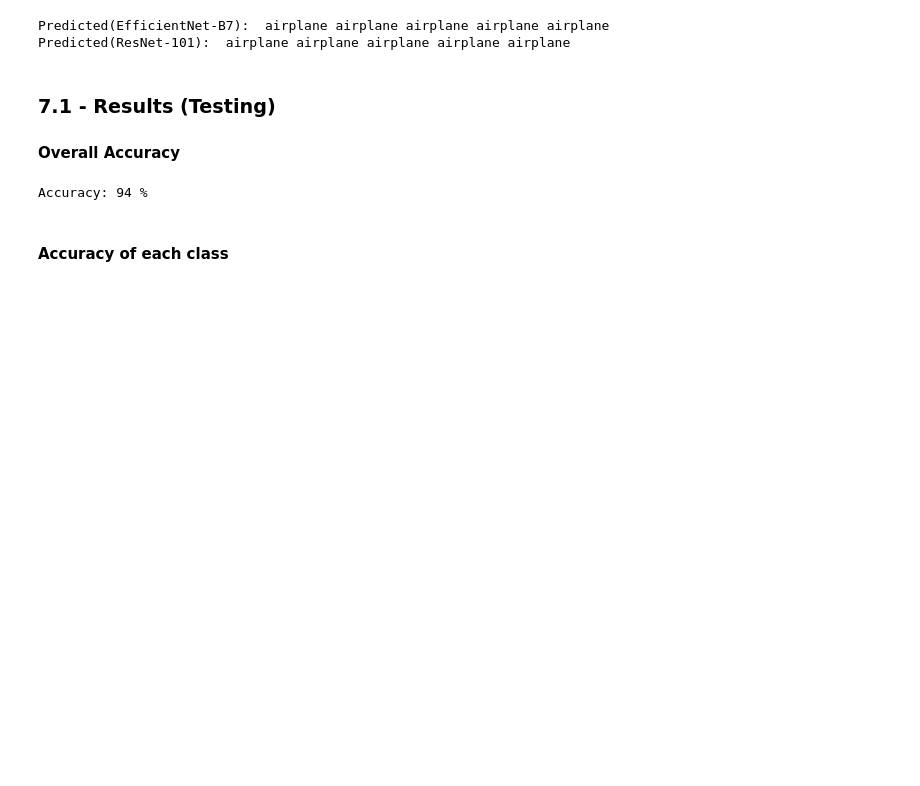
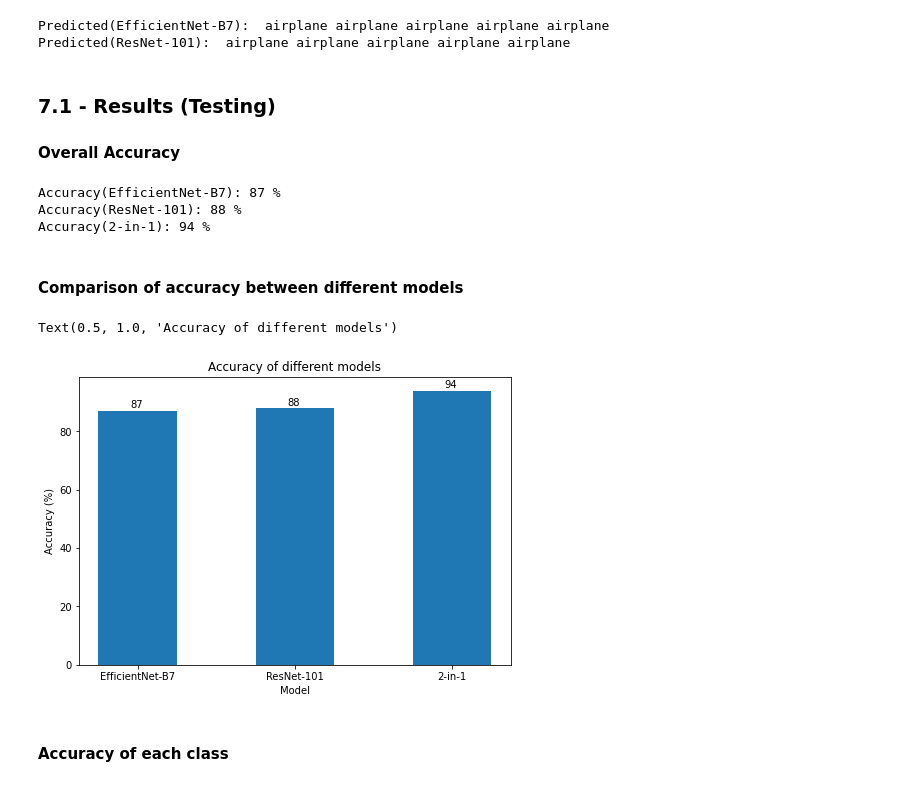
Before and after one commit to Jingshun99/CNN, a Jupyter notebook: main.ipynb, the cells around one changed output. Drawn from its saved outputs; the diff is of its cells as text; code cells hidden in the pictures; blank space fills up the shorter version.

```diff
--- a/cnn.ipynb
+++ b/main.ipynb
@@ -475,26 +482,62 @@ Predicted(ResNet-101):  airplane airplane airplane airplane airplane
 
 #### Overall Accuracy
 # %%
-correct = 0
-total = 0
+model = []
+accuracy = []
 
-with torch.no_grad():
-   for data in testloader:
-       images, labels = data
-       images = images.to(device)
-       labels = labels.to(device)
+for i in range (3):
+    correct = 0
+    total = 0
 
-       outputs_e = efficientnetb7(images)
-       outputs_r = resnet101(images)
-       outputs_2 = (outputs_e+outputs_r)/2
+    with torch.no_grad():
+        for data in testloader:
+            images, labels = data
+            images = images.to(device)
+            labels = labels.to(device)
 
-       _, predicted = torch.max(outputs_2.data, 1)
-       total += labels.size(0)
-       correct += (predicted == labels).sum().item()
+            if i==0:
+                model_name = 'EfficientNet-B7'
+                outputs = efficientnetb7(images)
 
-print('Accuracy: %d %%' %(100*correct/total))
+            elif i==1:
+                model_name = 'ResNet-101'
+                outputs = resnet101(images)
+
+            elif i==2:
+                model_name = '2-in-1'
+                outputs_e = efficientnetb7(images)
+                outputs_r = resnet101(images)
+                outputs = (outputs_e+outputs_r)/2
+
+            _, predicted = torch.max(outputs.data, 1)
+            total += labels.size(0)
+            correct += (predicted == labels).sum().item()
+
+    print('Accuracy(%s): %d %%' %(model_name,100*correct/total))
+    model.append(model_name)
+    accuracy.append(int(100*correct/total))
 # %% [output]
-Accuracy: 94 %
+Accuracy(EfficientNet-B7): 87 %
+Accuracy(ResNet-101): 88 %
+Accuracy(2-in-1): 94 %
+# %% [markdown]
+#### Comparison of accuracy between different models
+# %%
+fig = plt.figure()
+ax = fig.add_axes([0,0,1,1])
+bars = ax.bar(model,accuracy,0.5)
+
+for bar in bars:
+        yval = bar.get_height()
+        plt.text(bar.get_x() + 0.20, yval + 1, yval)
+
+plt.savefig('output/Model_accuracy.png')
+plt.xlabel('Model')
+plt.ylabel('Accuracy (%)')
+plt.title('Accuracy of different models')
+# %% [output]
+Text(0.5, 1.0, 'Accuracy of different models')
+[figure, added]
 # %% [markdown]
 #### Accuracy of each class
 # %%
```
Also changed, not shown: parts of 12 cells of this notebook, 6 other files.
